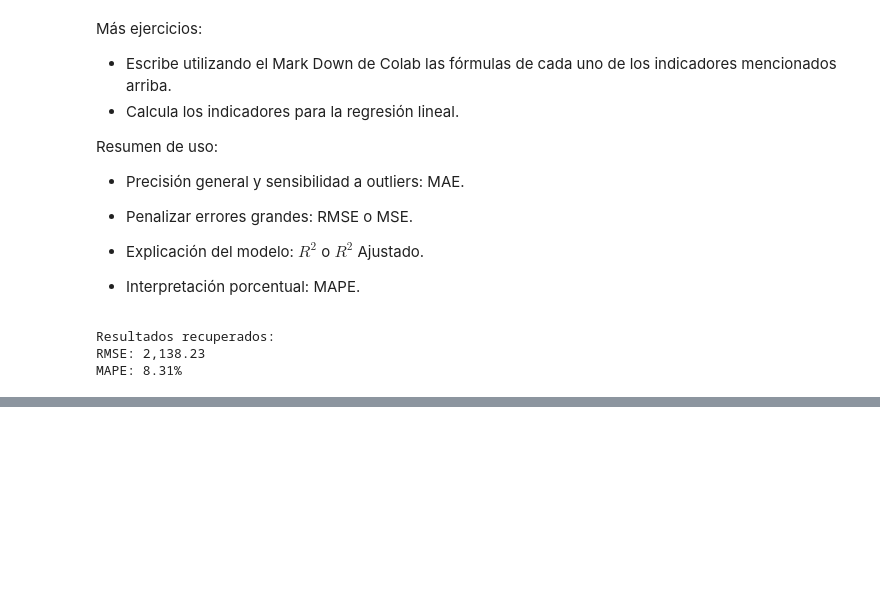
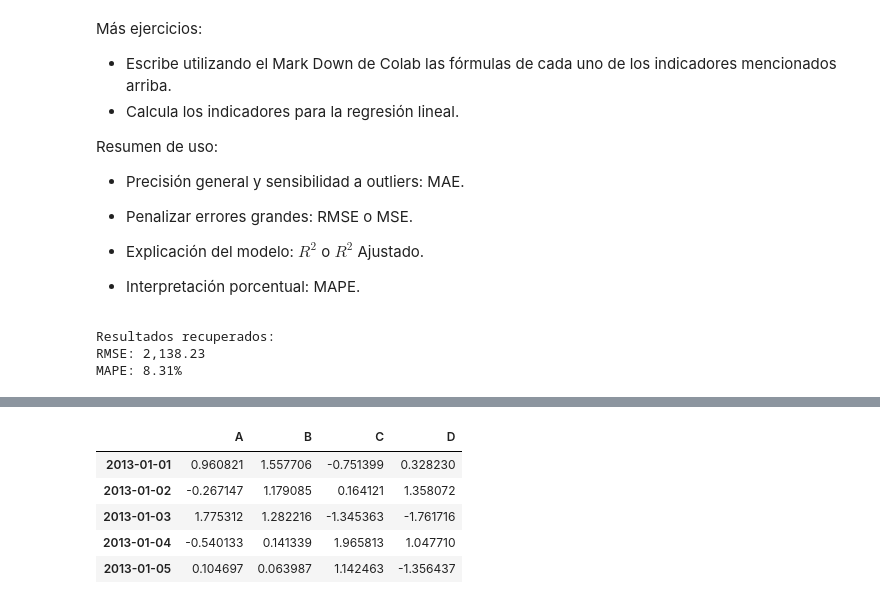
Before and after one commit to EmmanuelC-137/Mineria_de_datos, a Jupyter notebook: Mineria_de_datos.ipynb, the cells around one changed output, grey strips where cells are left out. Cells and saved outputs as stored; diff of their text form; code cells hidden in the pictures; blank space fills up the shorter version.

```diff
--- a/Mineria_de_datos.ipynb
+++ b/Mineria_de_datos.ipynb
@@ -845,0 +911,10 @@ MAPE: 8.31%
+# %%
+# Trea los primeros 5 datos
+df.head()
+# %% [output]
+|  | A | B | C | D |
+| 2013-01-01 | 0.960821 | 1.557706 | -0.751399 | 0.328230 |
+| 2013-01-02 | -0.267147 | 1.179085 | 0.164121 | 1.358072 |
+| 2013-01-03 | 1.775312 | 1.282216 | -1.345363 | -1.761716 |
+| 2013-01-04 | -0.540133 | 0.141339 | 1.965813 | 1.047710 |
+| 2013-01-05 | 0.104697 | 0.063987 | 1.142463 | -1.356437 |
```
Also changed, not shown: parts of 18 cells of this notebook.
